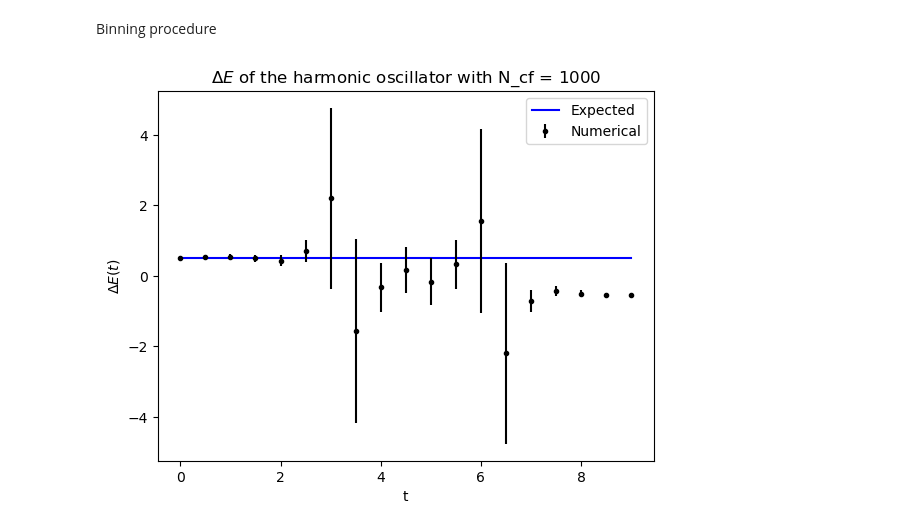
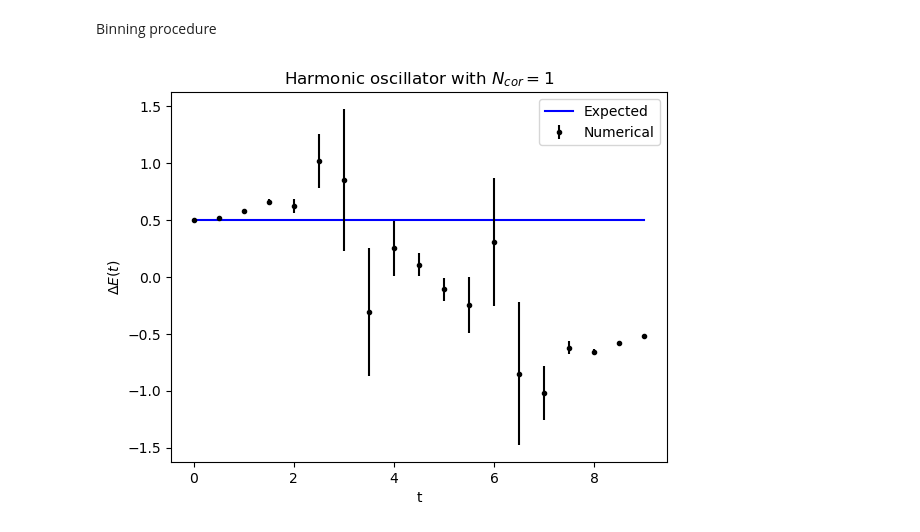
Before and after one commit to lusvelt/path-integral-monte-carlo, a Jupyter notebook: src/metropolis-harmonic-oscillator.ipynb, the cells around one changed output. Cells and saved outputs as stored; diff of their text form; code cells hidden in the pictures.

Commit message:
refactor bootstrap and binning

```diff
--- a/src/metropolis-harmonic-oscillator.ipynb
+++ b/src/metropolis-harmonic-oscillator.ipynb
@@ -21,7 +21,9 @@ N_copies=10
 t = np.arange(N-1) * a
 E_exact = np.ones(N-1) * (a*(E_1-E_0)) #expected energy
 # %%
-def S(j,x): # harm. osc. S
+def S_per_timeslice(j,x): # harm. osc. S
     jp = (j+1)%N # next site
     jm = (j-1)%N # previous site
     return a*x[j]**2/2 + x[j]*(x[j]-x[jp]-x[jm])/a
+# %%
+harmonic_oscillator = NonRelativisticSingleParticle1D(T=a*N, N=N, S_per_timeslice=S_per_timeslice)
@@ -223,11 +156,12 @@ avg_binning , std_binning = metropolis.compute_path_integral_average_binning(com
+# %%
+avg_binning , std_binning = harmonic_oscillator.compute_delta_E(compute_G, 5000, 1, eps, N_copies=N_copies, bin_size=20)
 # %%
-plt.plot(t, E_exact ,'b', label='Expected')
-plt.errorbar(t, delta_E(avg_binning), yerr=error_delta_E(avg_binning, std_binning), fmt='.', color='black', label='Numerical')
+plt.plot(t, E_exact ,'b',label='Expected')
+plt.errorbar(t, avg_binning, yerr=std_binning, color='black' ,label='Numerical',fmt='.')
 plt.legend(loc='upper right')
-plt.title(r'$\Delta E$ of the harmonic oscillator with N_cf = 1000')
+plt.title('Harmonic oscillator with $N_{cor} = 1$')
 plt.xlabel('t')
 plt.ylabel(r'$\Delta E(t)$')
-
 plt.show()
 # %% [output]
-[figure, old version]
+[figure, new version]
```
Also changed, not shown: parts of 30 cells of this notebook, 3 other files.
